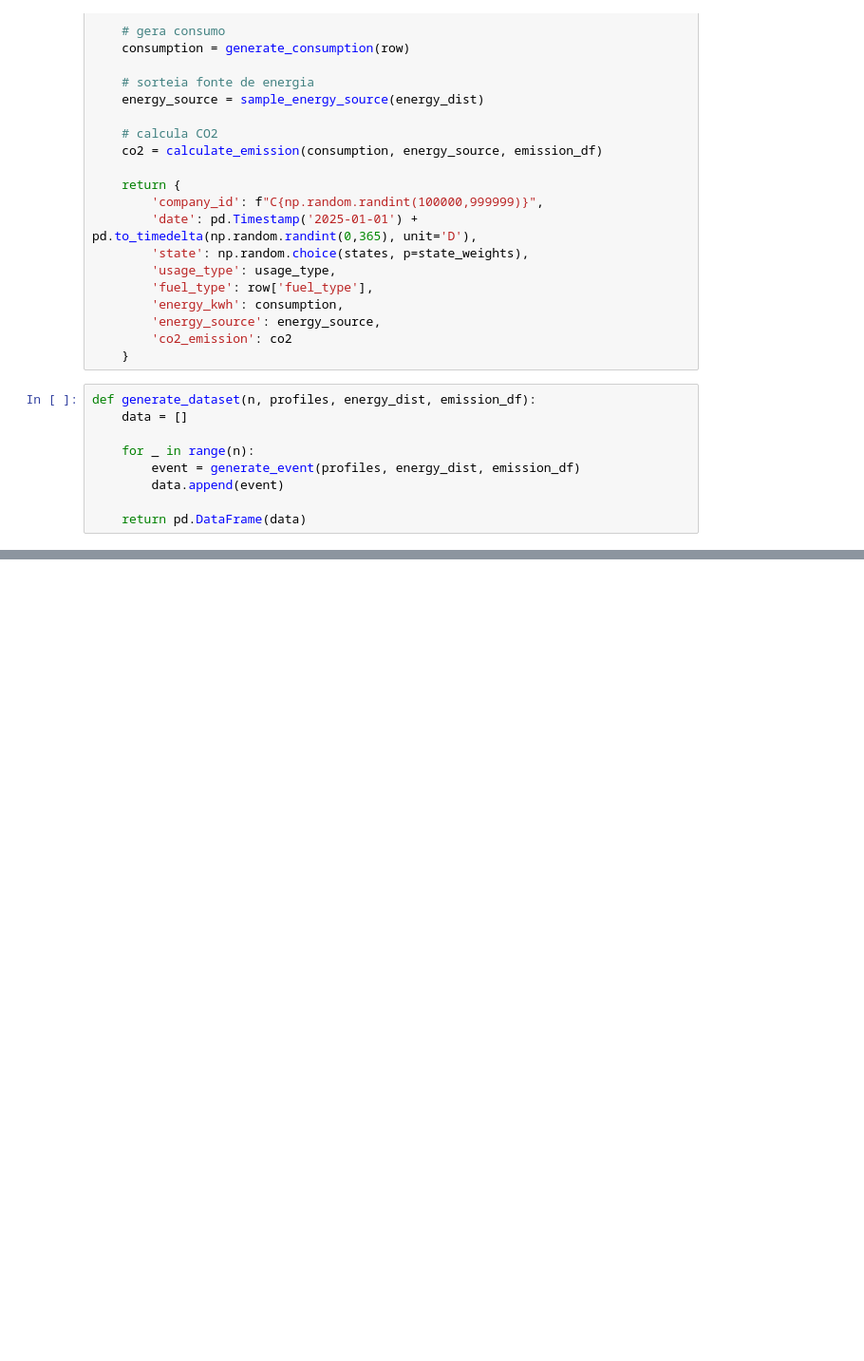
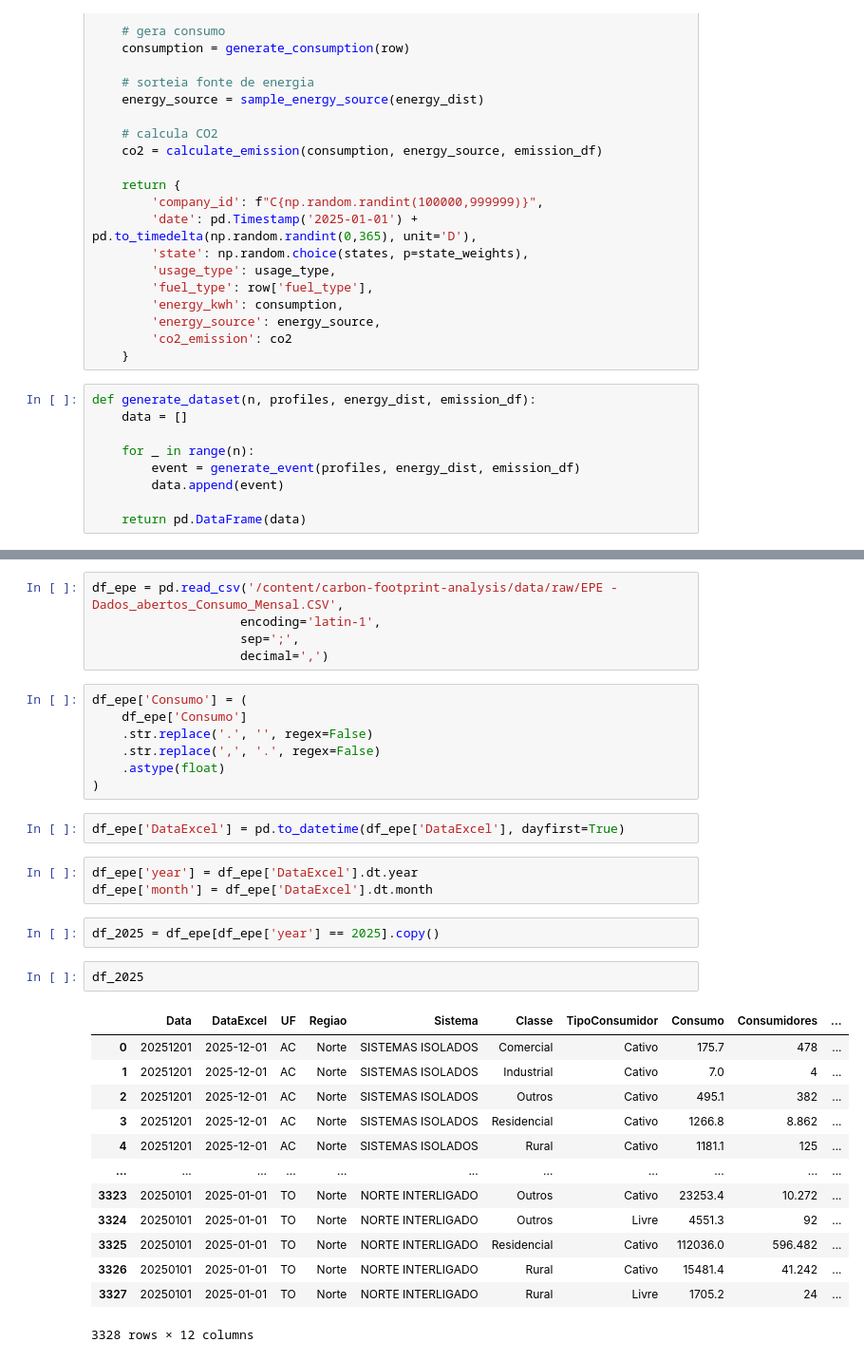
Before and after one commit to carbon-footprint-analysis/carbon-footprint-analysis, a Jupyter notebook: notebooks/eda.ipynb, the cells around one changed output, grey strips where cells are left out. Shown at 95% size. Drawn from its saved outputs; the diff is of its cells as text; blank space fills up the shorter version.

```diff
--- a/notebooks/eda.ipynb
+++ b/notebooks/eda.ipynb
@@ -1016,0 +1019,35 @@ memory usage: 61.0+ MB
+# %%
+df_epe = pd.read_csv('/content/carbon-footprint-analysis/data/raw/EPE - Dados_abertos_Consumo_Mensal.CSV',
+                    encoding='latin-1',
+                    sep=';',
+                    decimal=',')
+# %%
+df_epe['Consumo'] = (
+    df_epe['Consumo']
+    .str.replace('.', '', regex=False)
+    .str.replace(',', '.', regex=False)
+    .astype(float)
+)
+# %%
+df_epe['DataExcel'] = pd.to_datetime(df_epe['DataExcel'], dayfirst=True)
+# %%
+df_epe['year'] = df_epe['DataExcel'].dt.year
+df_epe['month'] = df_epe['DataExcel'].dt.month
+# %%
+df_2025 = df_epe[df_epe['year'] == 2025].copy()
+# %%
+df_2025
+# %% [output]
+|  | Data | DataExcel | UF | Regiao | Sistema | Classe | TipoConsumidor | Consumo | Consumidores | ... |
+| 0 | 20251201 | 2025-12-01 | AC | Norte | SISTEMAS ISOLADOS | Comercial | Cativo | 175.7 | 478 | ... |
+| 1 | 20251201 | 2025-12-01 | AC | Norte | SISTEMAS ISOLADOS | Industrial | Cativo | 7.0 | 4 | ... |
+| 2 | 20251201 | 2025-12-01 | AC | Norte | SISTEMAS ISOLADOS | Outros | Cativo | 495.1 | 382 | ... |
+| 3 | 20251201 | 2025-12-01 | AC | Norte | SISTEMAS ISOLADOS | Residencial | Cativo | 1266.8 | 8.862 | ... |
+| 4 | 20251201 | 2025-12-01 | AC | Norte | SISTEMAS ISOLADOS | Rural | Cativo | 1181.1 | 125 | ... |
+| ... | ... | ... | ... | ... | ... | ... | ... | ... | ... | ... |
+| 3323 | 20250101 | 2025-01-01 | TO | Norte | NORTE INTERLIGADO | Outros | Cativo | 23253.4 | 10.272 | ... |
+| 3324 | 20250101 | 2025-01-01 | TO | Norte | NORTE INTERLIGADO | Outros | Livre | 4551.3 | 92 | ... |
+| 3325 | 20250101 | 2025-01-01 | TO | Norte | NORTE INTERLIGADO | Residencial | Cativo | 112036.0 | 596.482 | ... |
+| 3326 | 20250101 | 2025-01-01 | TO | Norte | NORTE INTERLIGADO | Rural | Cativo | 15481.4 | 41.242 | ... |
+| 3327 | 20250101 | 2025-01-01 | TO | Norte | NORTE INTERLIGADO | Rural | Livre | 1705.2 | 24 | ... |
+3328 rows × 12 columns
```
Also changed, not shown: parts of 40 cells of this notebook, 2 other files.
